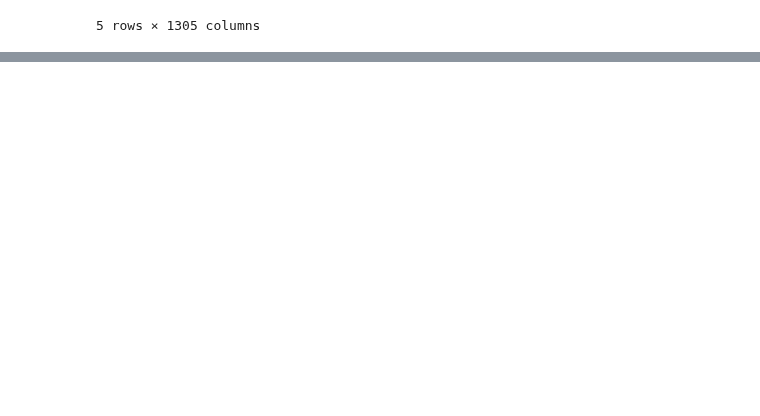
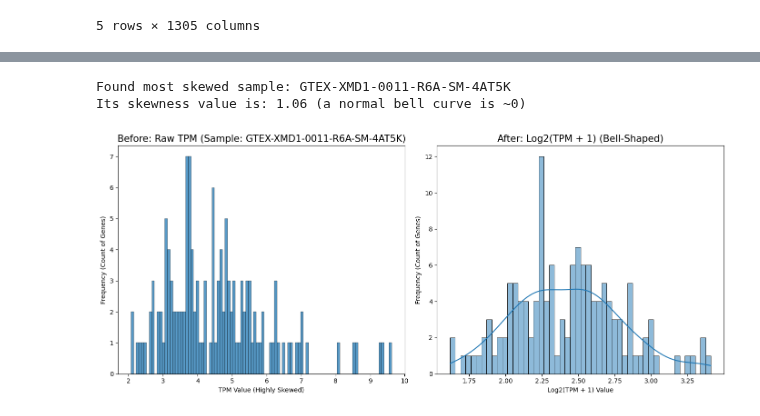
Before and after one commit to tobitotaku/ai-brain-tumor, a Jupyter notebook: preprocessing_stream_b.ipynb, the cells around one changed output, grey strips where cells are left out. Saved outputs shown, nothing was run; the diff lists cells and outputs as text; code cells hidden in the pictures; blank space fills up the shorter version.

Commit message:
log transform histoplot. show skewed and most skewed samples.

```diff
--- a/preprocessing_stream_b.ipynb
+++ b/preprocessing_stream_b.ipynb
@@ -410,3 +450,53 @@ Final `data_B` matrix shape: (60498, 1305)
+# %%
+# This assumes 'data_B' is loaded from the previous step.
+
+# --- 1. Find the Most Skewed Sample ---
+
+# First, reverse-calculate the raw TPM for ALL samples
+# The formula was: data_B = np.log2(TPM + 1)
+# The reverse is: TPM = (2**data_B) - 1
+raw_tpm_df = (2**data_B) - 1
+
+# Calculate the 'skewness' for every sample (column)
+sample_skewness = raw_tpm_df.skew()
+
+# Find the sample ID with the HIGHEST skew value
+extreme_sample_id = sample_skewness.idxmax()
+
+print(f"Found most skewed sample: {extreme_sample_id}")
+print(f"Its skewness value is: {sample_skewness.max():.2f} (a normal bell curve is ~0)")
+
+
+# --- 2. Get "Before" and "After" Data for this Sample ---
+
+# "After" data is this sample's column from data_B
+data_after_log = data_B[extreme_sample_id]
+
+# "Before" data is this sample's column from our raw_tpm_df
+data_before_log_tpm = raw_tpm_df[extreme_sample_id]
+
+
+# --- 3. Create the Side-by-Side Plots ---
+fig, (ax1, ax2) = plt.subplots(1, 2, figsize=(14, 6))
+
+# --- Plot 1: BEFORE Log Transform (Raw TPM) ---
+sns.histplot(data_before_log_tpm, ax=ax1, bins=100)
+ax1.set_title(f'Before: Raw TPM (Sample: {extreme_sample_id})', fontsize=15)
+ax1.set_xlabel('TPM Value (Highly Skewed)')
+ax1.set_ylabel('Frequency (Count of Genes)')
+
+# --- Plot 2: AFTER Log Transform (data_B) ---
+sns.histplot(data_after_log, ax=ax2, bins=50, kde=True) # kde=True adds the smooth line
+ax2.set_title('After: Log2(TPM + 1) (Bell-Shaped)', fontsize=15)
+ax2.set_xlabel('Log2(TPM + 1) Value')
+ax2.set_ylabel('Frequency (Count of Genes)')
+
+plt.tight_layout()
+plt.show()
+# %% [output]
+Found most skewed sample: GTEX-XMD1-0011-R6A-SM-4AT5K
+Its skewness value is: 1.06 (a normal bell curve is ~0)
+[figure, added]
 # %%
 # This code assumes 'data_B' is loaded from the previous step.
 
```
Also changed, not shown: parts of 2 cells of this notebook.
